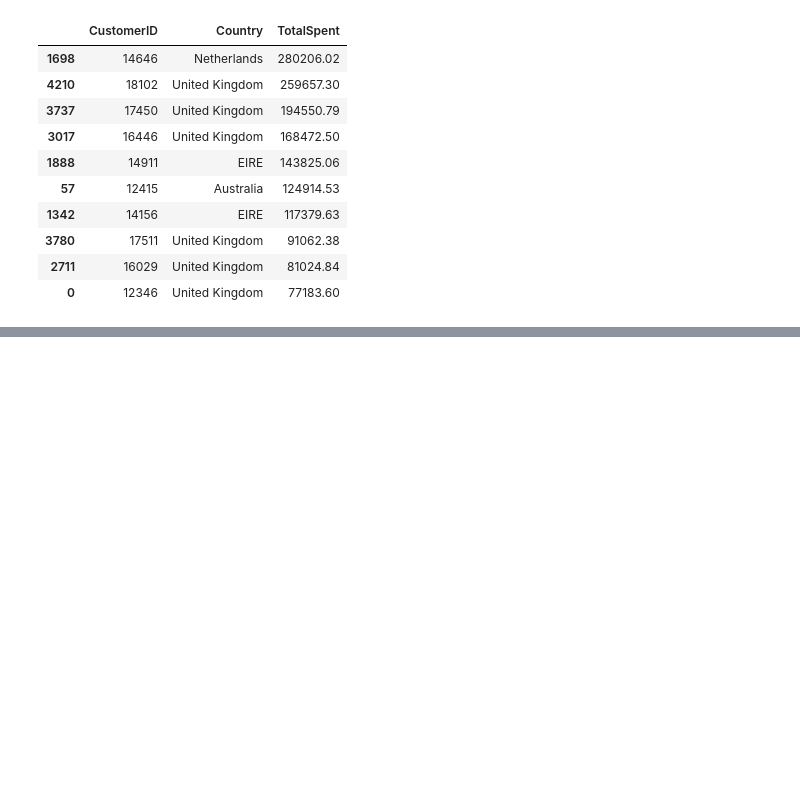
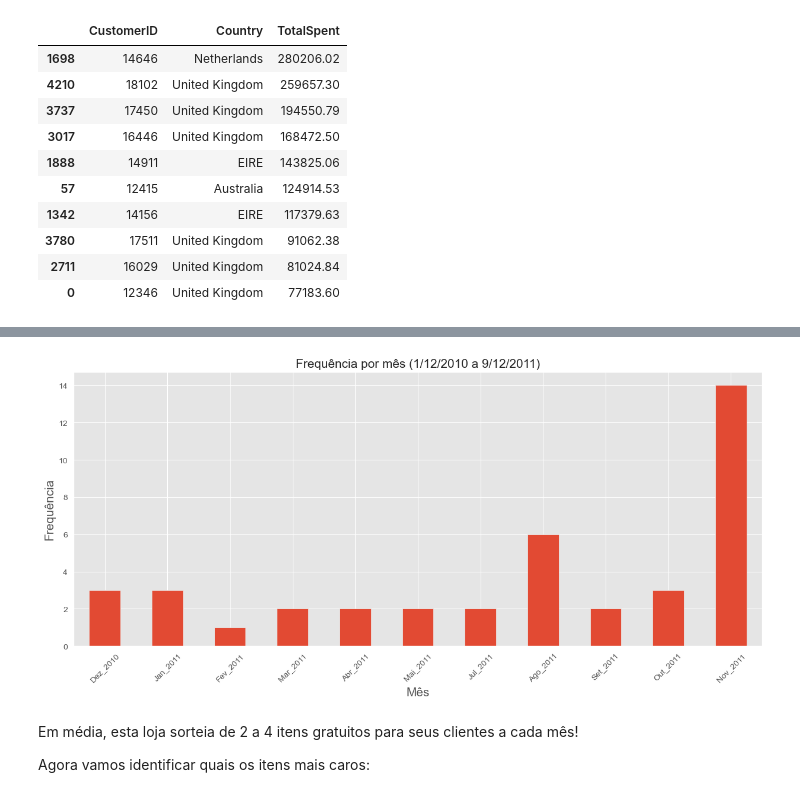
Before and after one commit to lucasmirachi/analise_produto_e_varejo, a Jupyter notebook: Análise Produto e Varejo.ipynb, the cells around one changed output, grey strips where cells are left out. Saved outputs shown, nothing was run; the diff lists cells and outputs as text; code cells hidden in the pictures; blank space fills up the shorter version.

```diff
--- a/Análise Produto e Varejo.ipynb
+++ b/Análise Produto e Varejo.ipynb
@@ -306,0 +381,4 @@ dinheiro_gasto.head(10)
+# %%
+df_de_graça = df2[df2.UnitPrice == 0]
+print(len(df_de_graça))
+df_de_graça.head(10)
@@ -306,0 +398,15 @@ dinheiro_gasto.head(10)
+# %%
+#verificando quando estes 40 itens de graça foram distribuidos (se foi alguma promoção de um dia ou mês, etc.)
+ax = df_de_graça.year_month.value_counts().sort_index().plot(kind='bar', figsize=(15,6))
+ax.set_xlabel('Mês', fontsize=15)
+ax.set_ylabel('Frequência', fontsize=15)
+ax.set_title('Frequência por mês (1/12/2010 a 9/12/2011)', fontsize=15)
+ax.set_xticklabels(('Dez_2010', 'Jan_2011', 'Fev_2011', 'Mar_2011', 'Abr_2011', 'Mai_2011', 'Jul_2011'
+    , 'Ago_2011', 'Set_2011', 'Out_2011', 'Nov_2011'), rotation=45)
+plt.show()
+# %% [output]
+[figure, added]
+# %% [markdown]
+Em média, esta loja sorteia de 2 a 4 itens gratuitos para seus clientes a cada mês!
+
+Agora vamos identificar quais os itens mais caros:
```
Also changed, not shown: parts of 44 cells of this notebook.
